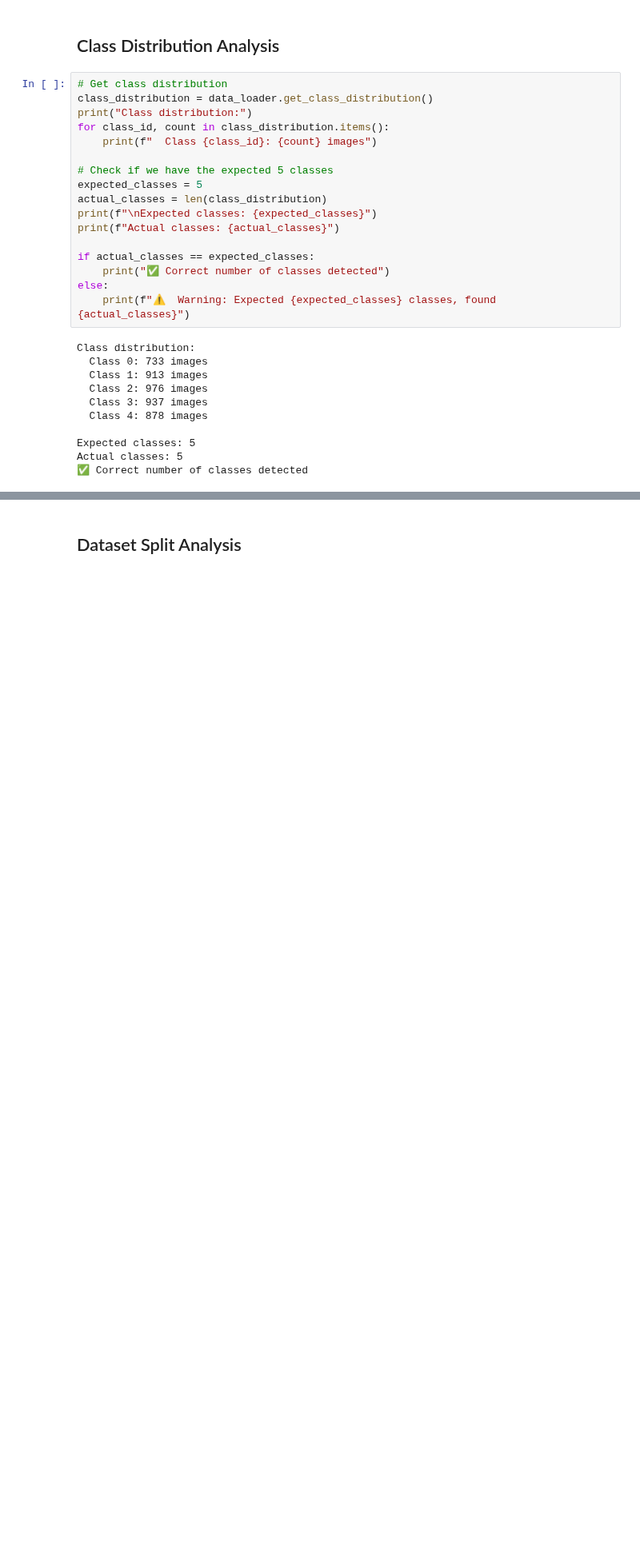
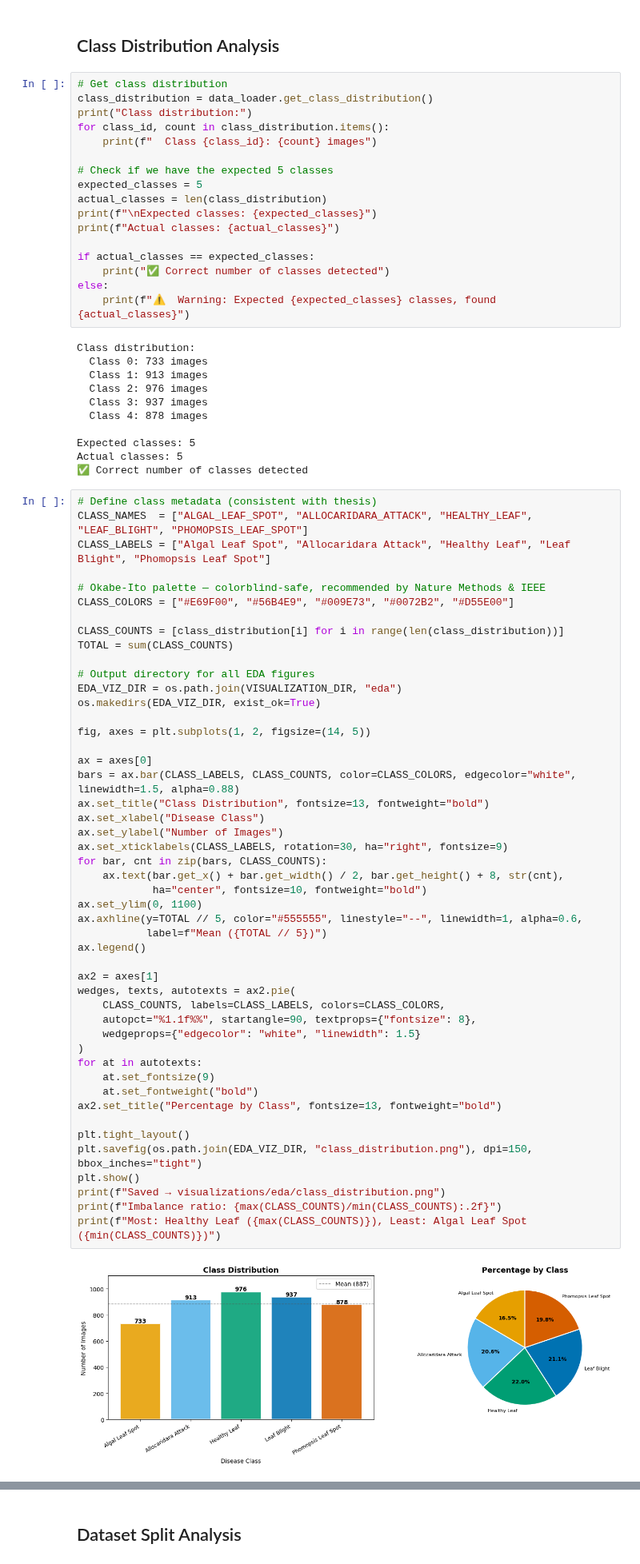
Before and after one commit to HieuDoan188/durian_leaf, a Jupyter notebook: notebooks/01-data-exploration.ipynb, the cells around one changed output, grey strips where cells are left out. Shown at 80% size. Cells and saved outputs as stored; diff of their text form; blank space fills up the shorter version.

```diff
--- a/notebooks/01-data-exploration.ipynb
+++ b/notebooks/01-data-exploration.ipynb
@@ -131,3 +132,53 @@ Class distribution:
 Expected classes: 5
 Actual classes: 5
 ✅ Correct number of classes detected
+# %%
+# Define class metadata (consistent with thesis)
+CLASS_NAMES  = ["ALGAL_LEAF_SPOT", "ALLOCARIDARA_ATTACK", "HEALTHY_LEAF", "LEAF_BLIGHT", "PHOMOPSIS_LEAF_SPOT"]
+CLASS_LABELS = ["Algal Leaf Spot", "Allocaridara Attack", "Healthy Leaf", "Leaf Blight", "Phomopsis Leaf Spot"]
+
+# Okabe-Ito palette — colorblind-safe, recommended by Nature Methods & IEEE
+CLASS_COLORS = ["#E69F00", "#56B4E9", "#009E73", "#0072B2", "#D55E00"]
+
+CLASS_COUNTS = [class_distribution[i] for i in range(len(class_distribution))]
+TOTAL = sum(CLASS_COUNTS)
+
+# Output directory for all EDA figures
+EDA_VIZ_DIR = os.path.join(VISUALIZATION_DIR, "eda")
+os.makedirs(EDA_VIZ_DIR, exist_ok=True)
+
+fig, axes = plt.subplots(1, 2, figsize=(14, 5))
+
+ax = axes[0]
+bars = ax.bar(CLASS_LABELS, CLASS_COUNTS, color=CLASS_COLORS, edgecolor="white", linewidth=1.5, alpha=0.88)
+ax.set_title("Class Distribution", fontsize=13, fontweight="bold")
+ax.set_xlabel("Disease Class")
+ax.set_ylabel("Number of Images")
+ax.set_xticklabels(CLASS_LABELS, rotation=30, ha="right", fontsize=9)
+for bar, cnt in zip(bars, CLASS_COUNTS):
+    ax.text(bar.get_x() + bar.get_width() / 2, bar.get_height() + 8, str(cnt),
+            ha="center", fontsize=10, fontweight="bold")
+ax.set_ylim(0, 1100)
+ax.axhline(y=TOTAL // 5, color="#555555", linestyle="--", linewidth=1, alpha=0.6,
+           label=f"Mean ({TOTAL // 5})")
+ax.legend()
+
+ax2 = axes[1]
+wedges, texts, autotexts = ax2.pie(
+    CLASS_COUNTS, labels=CLASS_LABELS, colors=CLASS_COLORS,
+    autopct="%1.1f%%", startangle=90, textprops={"fontsize": 8},
+    wedgeprops={"edgecolor": "white", "linewidth": 1.5}
+)
+for at in autotexts:
+    at.set_fontsize(9)
+    at.set_fontweight("bold")
+ax2.set_title("Percentage by Class", fontsize=13, fontweight="bold")
+
+plt.tight_layout()
+plt.savefig(os.path.join(EDA_VIZ_DIR, "class_distribution.png"), dpi=150, bbox_inches="tight")
+plt.show()
+print(f"Saved → visualizations/eda/class_distribution.png")
+print(f"Imbalance ratio: {max(CLASS_COUNTS)/min(CLASS_COUNTS):.2f}")
+print(f"Most: Healthy Leaf ({max(CLASS_COUNTS)}), Least: Algal Leaf Spot ({min(CLASS_COUNTS)})")
+# %% [output]
+[figure, added]
```
Also changed, not shown: parts of 17 cells of this notebook.
